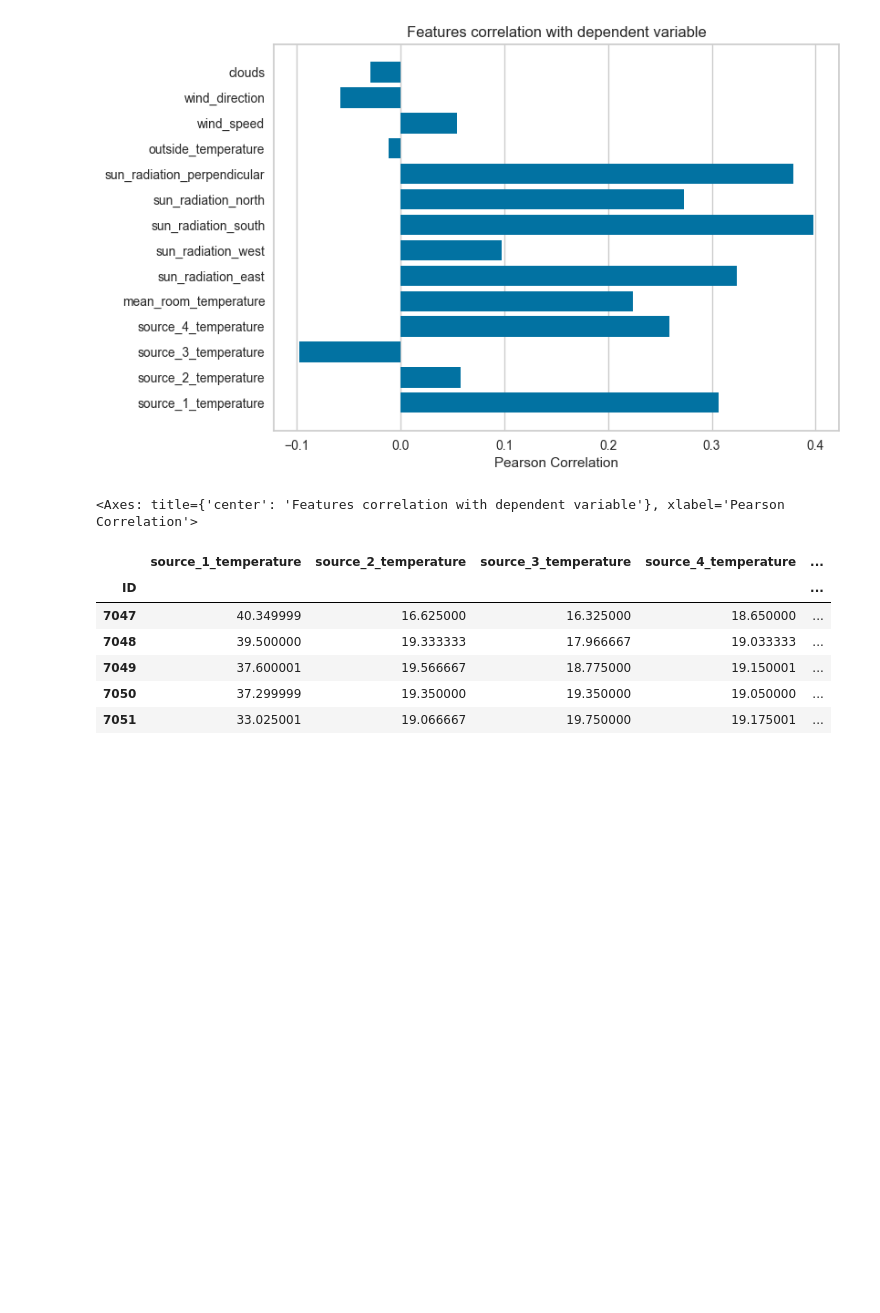
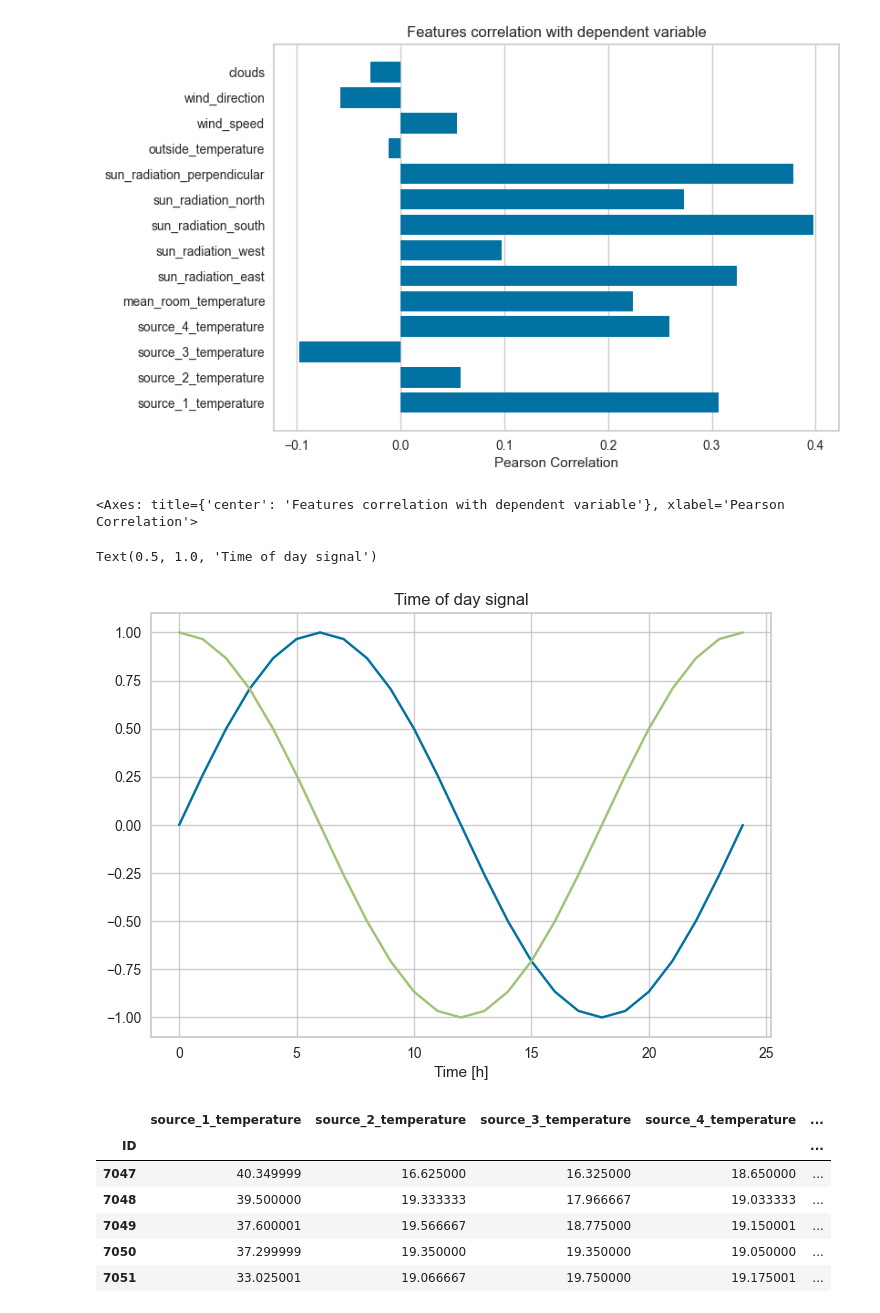
Before and after one commit to tristantimp/Demand_Forecasting_Comp, a Jupyter notebook: linear_regression.ipynb, the cells around one changed output. Drawn from its saved outputs; the diff is of its cells as text; code cells hidden in the pictures; blank space fills up the shorter version.

```diff
--- a/linear_regression.ipynb
+++ b/linear_regression.ipynb
@@ -49,10 +49,10 @@ visualizer.show()
 [figure]
 <Axes: title={'center': 'Features correlation with dependent variable'}, xlabel='Pearson Correlation'>
 # %%
-wv = train.pop('wind_speed')
+wv = train['wind_speed']
 
 # Convert to radians.
-wd_rad = train.pop('wind_direction')*np.pi / 180
+wd_rad = train['wind_direction']*np.pi / 180
 
 # Calculate the wind x and y components.
 train['Wx'] = wv*np.cos(wd_rad)
@@ -68,6 +68,14 @@ train['Day sin'] = np.sin(timestamp_s * (2 * np.pi / day))
 train['Day cos'] = np.cos(timestamp_s * (2 * np.pi / day))
 train['Year sin'] = np.sin(timestamp_s * (2 * np.pi / year))
 train['Year cos'] = np.cos(timestamp_s * (2 * np.pi / year))
+# %%
+plt.plot(np.array(train['Day sin'])[:25])
+plt.plot(np.array(train['Day cos'])[:25])
+plt.xlabel('Time [h]')
+plt.title('Time of day signal')
+# %% [output]
+Text(0.5, 1.0, 'Time of day signal')
+[figure, added]
 # %%
 test = pd.read_csv("data/test.csv", index_col="ID")
 
```
Also changed, not shown: parts of 1 cell of this notebook, 2 other files.
